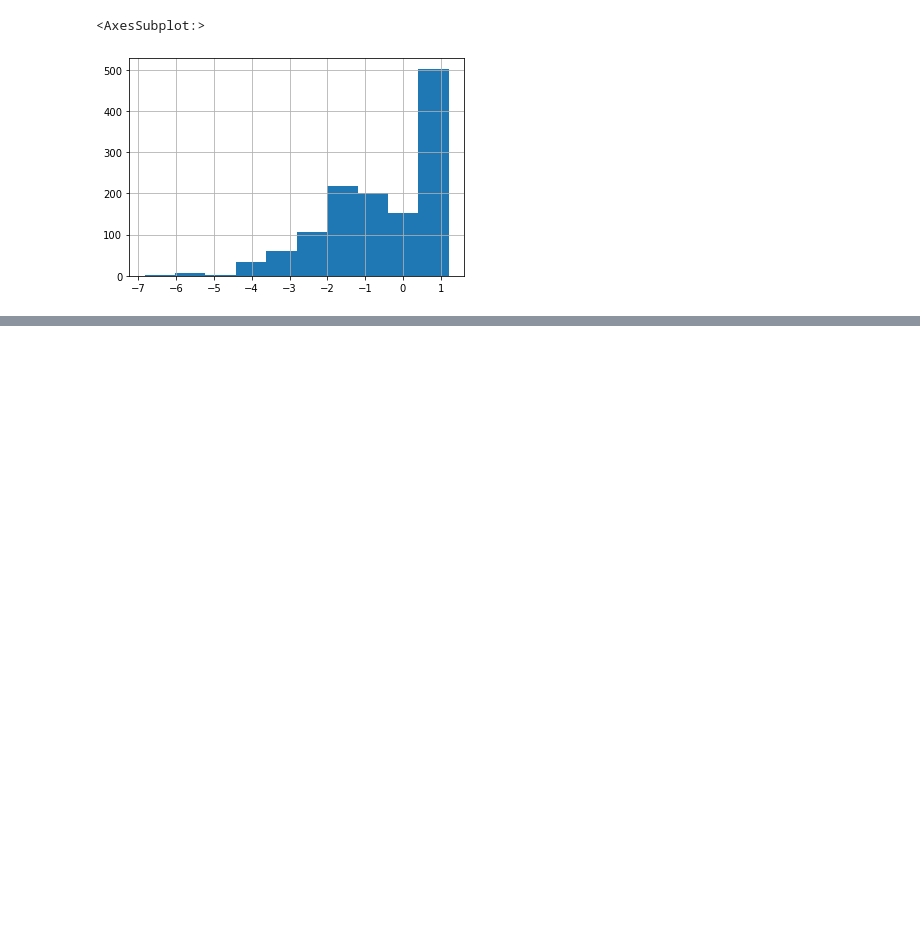
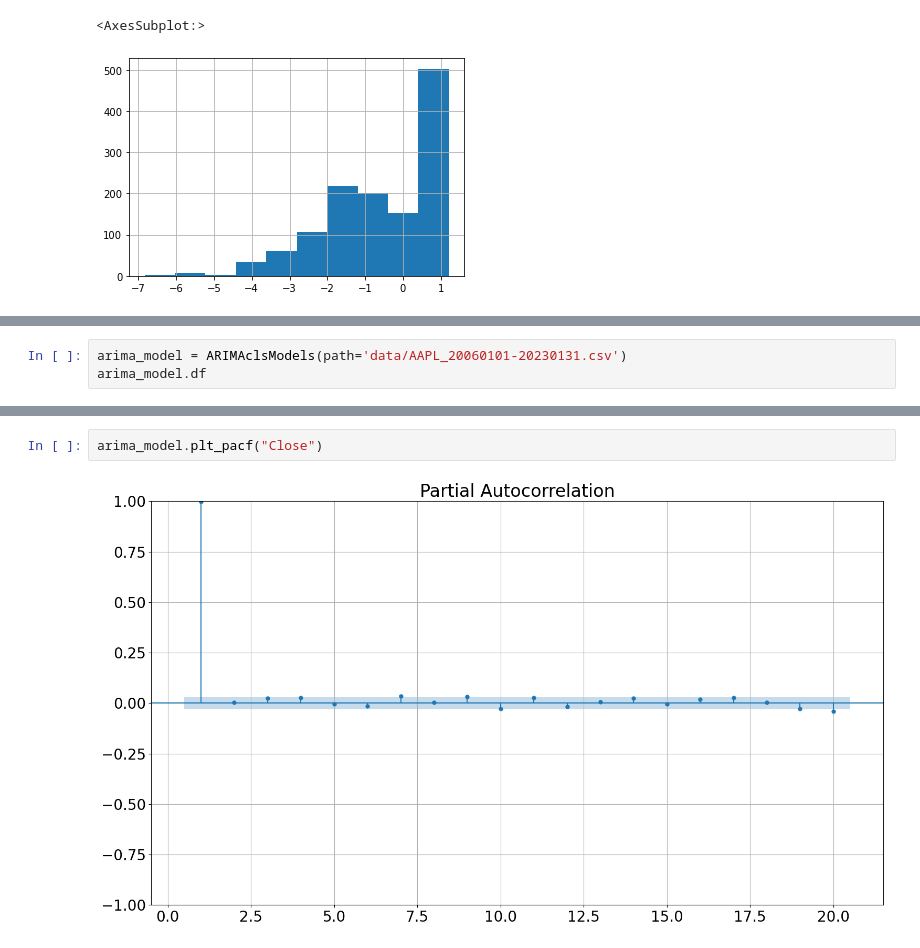
Before and after one commit to BorisOst/SkillFactFinalProject, a Jupyter notebook: exp04_20230303_lstm.ipynb, the cells around one changed output, grey strips where cells are left out. Drawn from its saved outputs; the diff is of its cells as text; blank space fills up the shorter version.

```diff
--- a/exp04_20230303_lstm.ipynb
+++ b/exp04_20230303_lstm.ipynb
@@ -196,0 +190,3 @@ np.log(train_df['Close_stand']).hist()
+# %%
+arima_model = ARIMAclsModels(path='data/AAPL_20060101-20230131.csv')
+arima_model.df
@@ -196,0 +208,4 @@ np.log(train_df['Close_stand']).hist()
+# %%
+arima_model.plt_pacf("Close")
+# %% [output]
+[figure, added]
```
Also changed, not shown: parts of 38 cells of this notebook, 5 other files.
